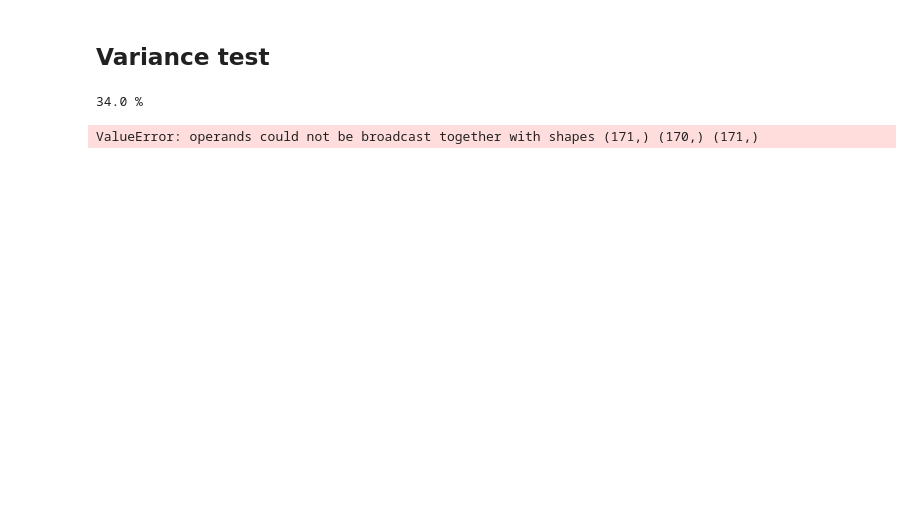
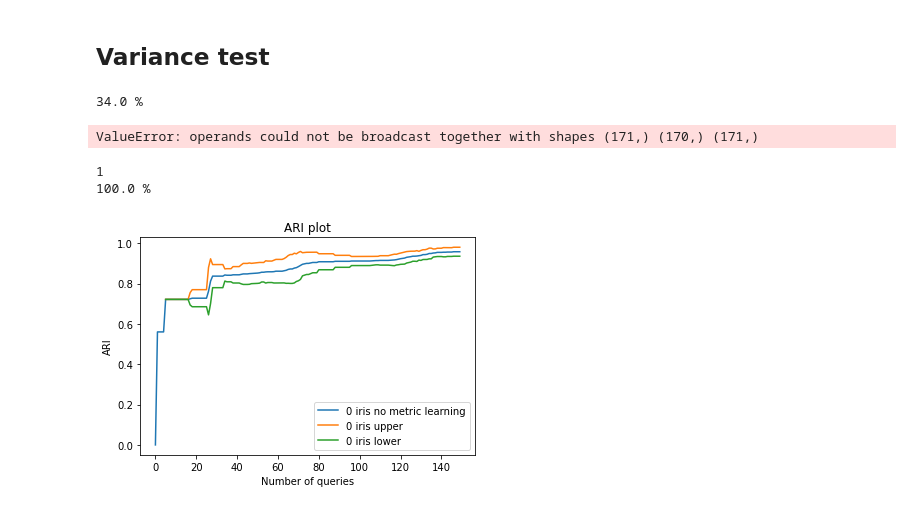
Before and after one commit to MaartenHBP/ThesisCode, a Jupyter notebook: Testing/experimenten.ipynb, the cells around one changed output. Saved outputs shown, nothing was run; the diff lists cells and outputs as text; code cells hidden in the pictures; blank space fills up the shorter version.

Commit message:
started changen experiment framework (again)

```diff
--- a/Testing/experimenten.ipynb
+++ b/Testing/experimenten.ipynb
@@ -59,3 +59,15 @@ if not signal == 0:
 # %% [output]
 34.0 %
 ValueError: operands could not be broadcast together with shapes (171,) (170,) (171,)
+# %%
+k = ExperimentRunner("variance test", path, currentDay)
+signal = k.loadDataSets()
+signal = k.loadDataSets(metricPreprocessing=True)
+signal = k.addAlgo()
+if not signal:
+    k.run(time=True, runsPQ= 25, maxQ=150)
+    k.clear()
+# %% [output]
+1
+100.0 %
+[figure, added]
```
Also changed, not shown: parts of 2 cells of this notebook, 3 other files.
